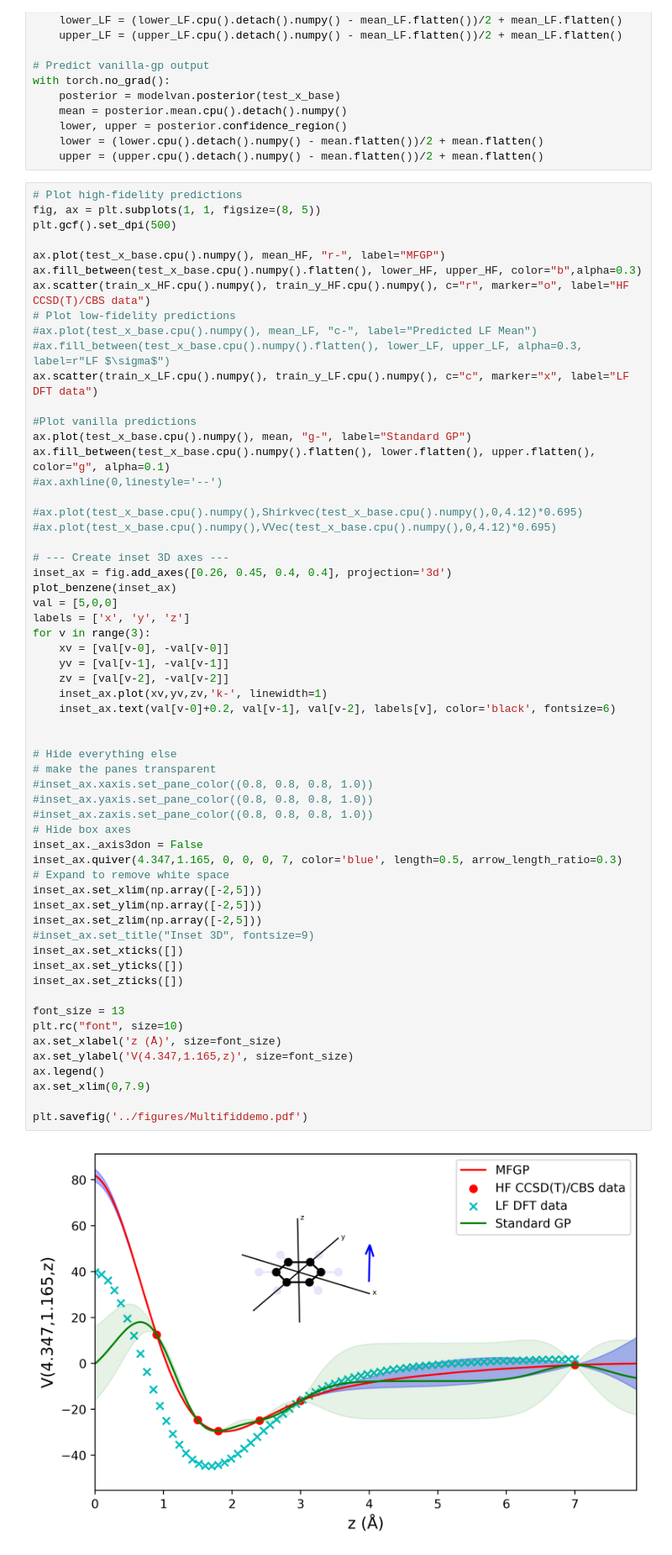
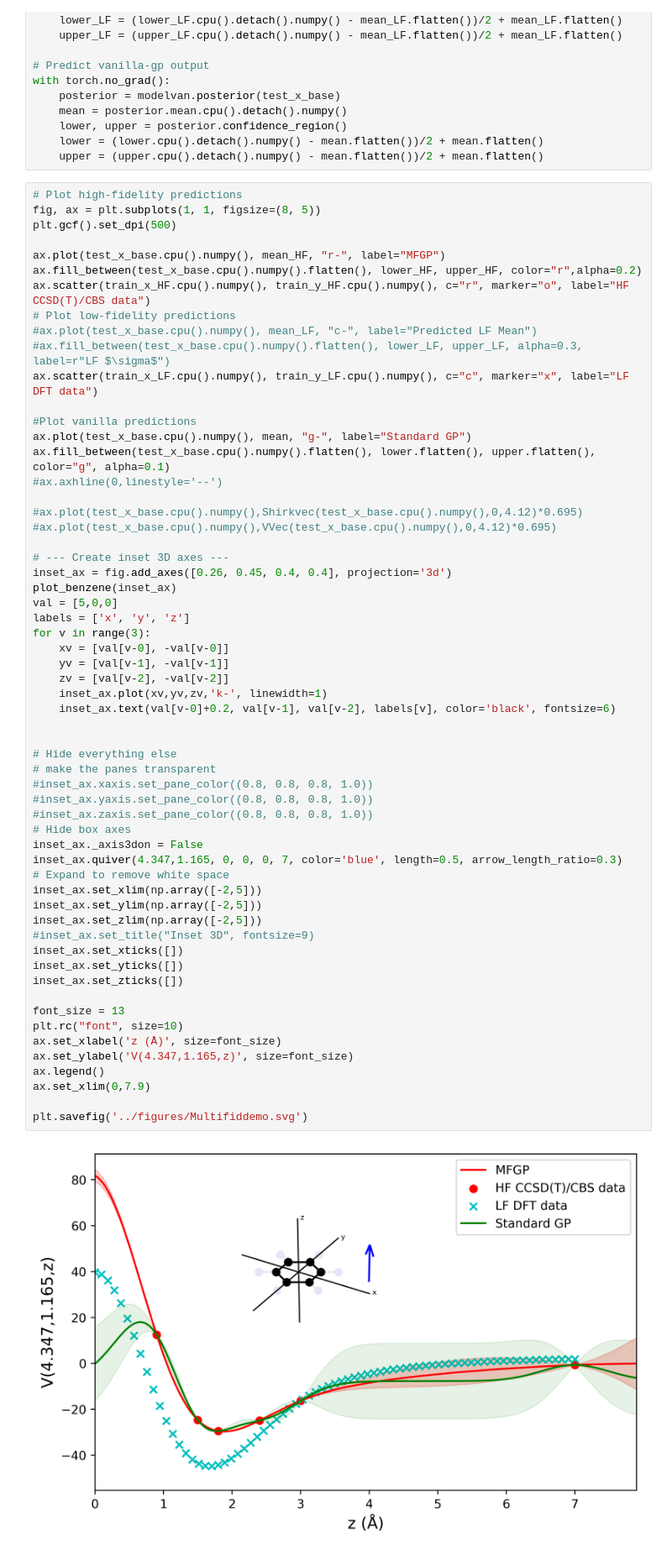
Before and after one commit to DelMaestroGroup/papers-code-HeBenzene, a Jupyter notebook: src/Fig5_Multifiddemo.ipynb, the cells around one changed output. Shown: that part at 84% size. Drawn from its saved outputs; the diff is of its cells as text.

Commit message:
Fixed 2 figures

```diff
--- a/src/Fig5_Multifiddemo.ipynb
+++ b/src/Fig5_Multifiddemo.ipynb
@@ -183,7 +183,7 @@ fig, ax = plt.subplots(1, 1, figsize=(8, 5))
 plt.gcf().set_dpi(500)
 
 ax.plot(test_x_base.cpu().numpy(), mean_HF, "r-", label="MFGP")
-ax.fill_between(test_x_base.cpu().numpy().flatten(), lower_HF, upper_HF, color="b",alpha=0.3)
+ax.fill_between(test_x_base.cpu().numpy().flatten(), lower_HF, upper_HF, color="r",alpha=0.2)
 ax.scatter(train_x_HF.cpu().numpy(), train_y_HF.cpu().numpy(), c="r", marker="o", label="HF CCSD(T)/CBS data")
 # Plot low-fidelity predictions
 #ax.plot(test_x_base.cpu().numpy(), mean_LF, "c-", label="Predicted LF Mean")
@@ -209,32 +209,32 @@ for v in range(3):
     zv = [val[v-2], -val[v-2]]
     inset_ax.plot(xv,yv,zv,'k-', linewidth=1)
     inset_ax.text(val[v-0]+0.2, val[v-1], val[v-2], labels[v], color='black', fontsize=6)
 
 
 # Hide everything else
 # make the panes transparent
 #inset_ax.xaxis.set_pane_color((0.8, 0.8, 0.8, 1.0))
 #inset_ax.yaxis.set_pane_color((0.8, 0.8, 0.8, 1.0))
 #inset_ax.zaxis.set_pane_color((0.8, 0.8, 0.8, 1.0))
 # Hide box axes
 inset_ax._axis3don = False
 inset_ax.quiver(4.347,1.165, 0, 0, 0, 7, color='blue', length=0.5, arrow_length_ratio=0.3)
 # Expand to remove white space
 inset_ax.set_xlim(np.array([-2,5]))
 inset_ax.set_ylim(np.array([-2,5]))
 inset_ax.set_zlim(np.array([-2,5]))
 #inset_ax.set_title("Inset 3D", fontsize=9)
 inset_ax.set_xticks([])
 inset_ax.set_yticks([])
 inset_ax.set_zticks([])
 
 font_size = 13
 plt.rc("font", size=10)
 ax.set_xlabel('z (Å)', size=font_size)
 ax.set_ylabel('V(4.347,1.165,z)', size=font_size)
 ax.legend()
 ax.set_xlim(0,7.9)
 
-plt.savefig('../figures/Multifiddemo.pdf')
+plt.savefig('../figures/Multifiddemo.svg')
 # %% [output]
-[figure, old version]
+[figure, new version]
```
Also changed, not shown: 7 other files.
